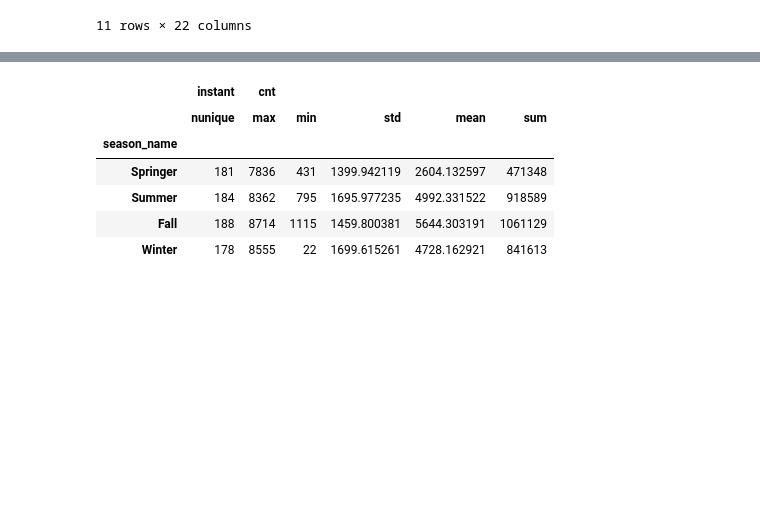
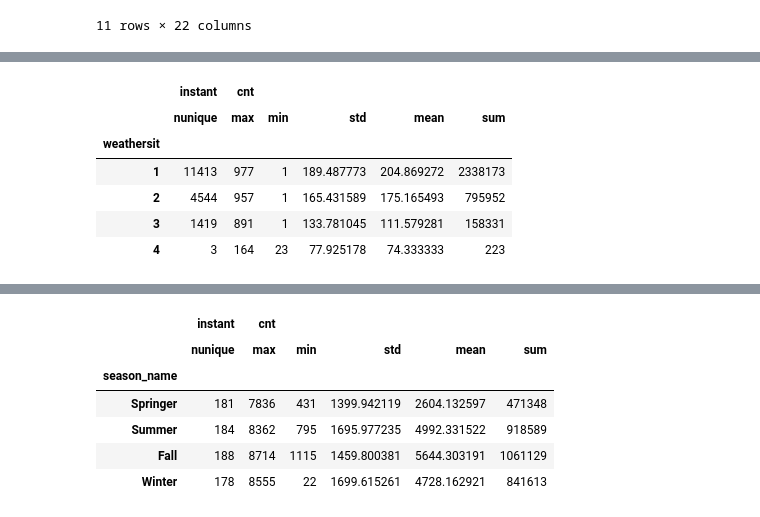
Before and after one commit to kvintan/dicoding-data-scientist-bab-4, a Jupyter notebook: Proyek_Analisis_Data.ipynb, the cells around one changed output, grey strips where cells are left out. Saved outputs shown, nothing was run; the diff lists cells and outputs as text; code cells hidden in the pictures; blank space fills up the shorter version.

```diff
--- a/Proyek_Analisis_Data.ipynb
+++ b/Proyek_Analisis_Data.ipynb
@@ -297,0 +395,14 @@ hour_df.describe(include="all")
+# %%
+# Check the day_df transactions happened based on the season_name
+hour_df.groupby(by="weathersit").agg({
+  "instant": "nunique",
+  "cnt": ["max", "min", "std", "mean", "sum"]
+})
+# %% [output]
+|  | instant | cnt |  |  |  |  |
+|  | nunique | max | min | std | mean | sum |
+| weathersit |  |  |  |  |  |  |
+| 1 | 11413 | 977 | 1 | 189.487773 | 204.869272 | 2338173 |
+| 2 | 4544 | 957 | 1 | 165.431589 | 175.165493 | 795952 |
+| 3 | 1419 | 891 | 1 | 133.781045 | 111.579281 | 158331 |
+| 4 | 3 | 164 | 23 | 77.925178 | 74.333333 | 223 |
```
Also changed, not shown: parts of 30 cells of this notebook, 2 other files.
